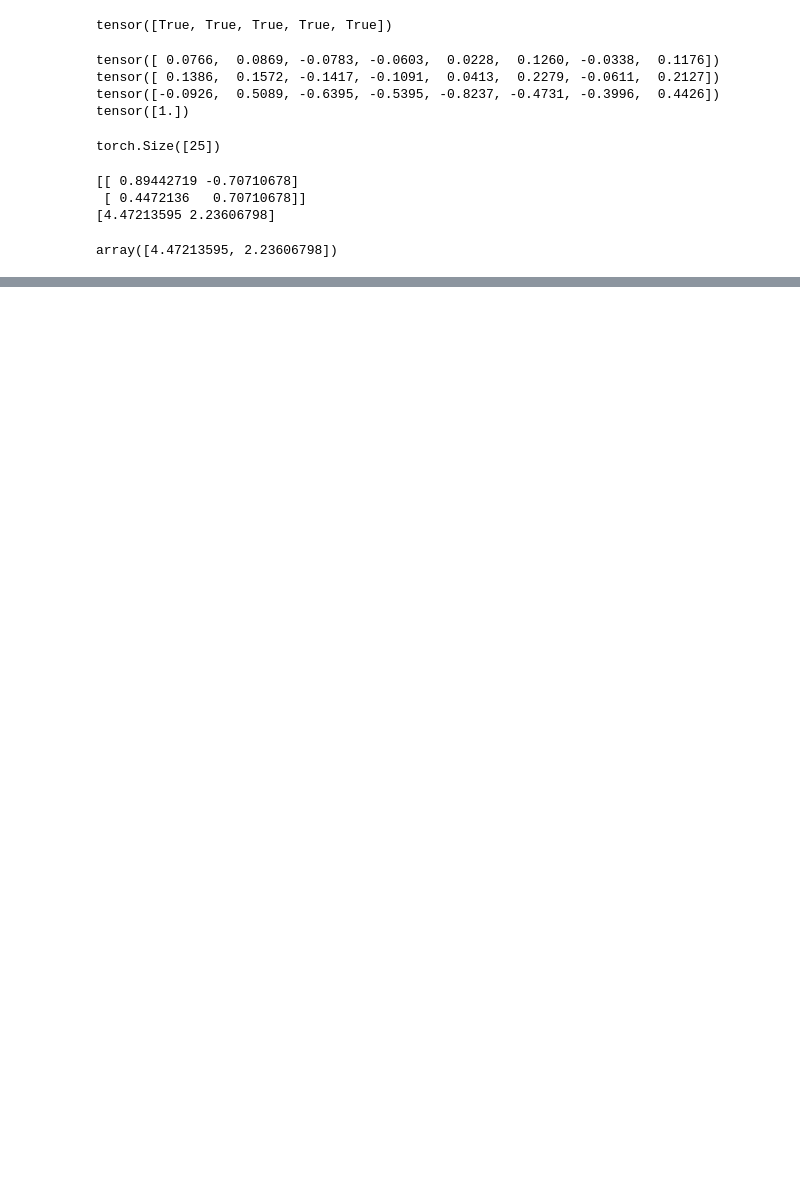
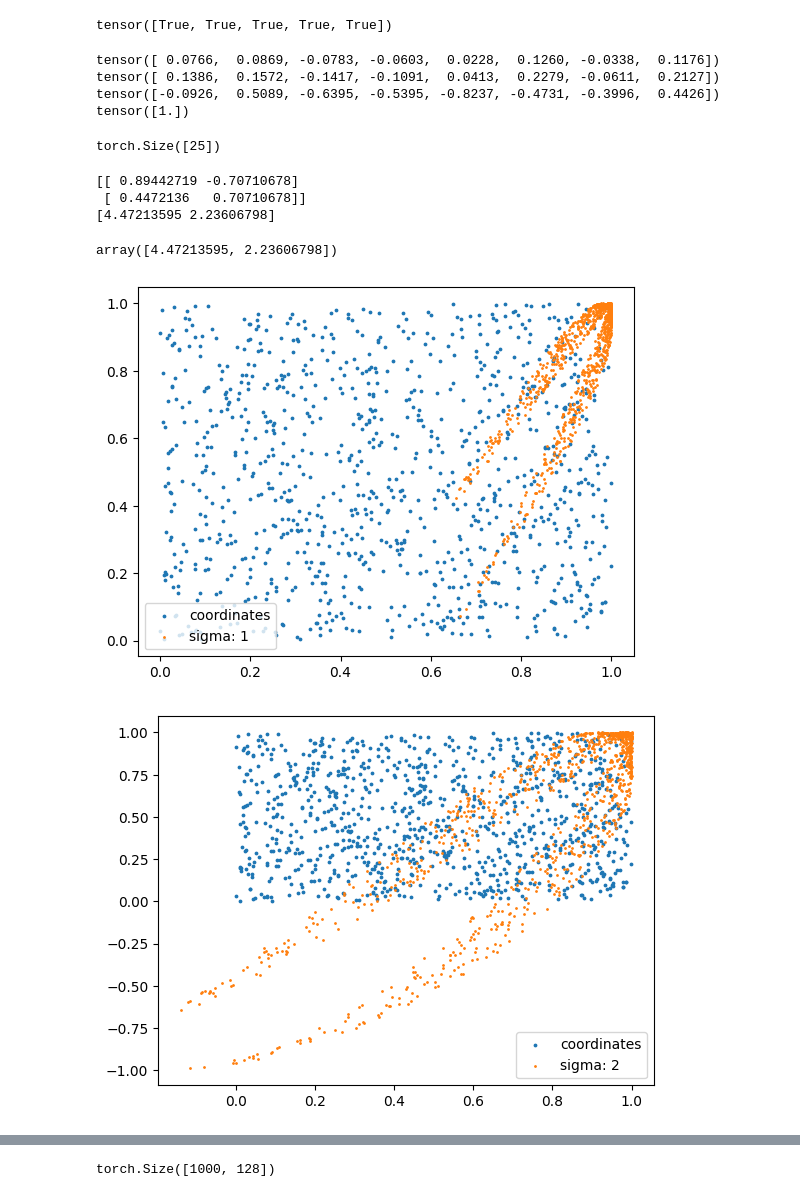
Before and after one commit to geovlach10/Spheroid_PINN, a Jupyter notebook: notebooks/playground.ipynb, the cells around one changed output, grey strips where cells are left out. Saved outputs shown, nothing was run; the diff lists cells and outputs as text; code cells hidden in the pictures; blank space fills up the shorter version.

```diff
--- a/notebooks/playground.ipynb
+++ b/notebooks/playground.ipynb
@@ -68,3 +68,33 @@ lambda1 * v1
  [ 0.4472136   0.70710678]]
 [4.47213595 2.23606798]
 array([4.47213595, 2.23606798])
+# %%
+# furier feature embeding...
+
+import torch
+import matplotlib.pyplot as plt
+
+def scatter_row_wise(t, name=None, s=3):
+    plt.scatter(t[0, :], t[1, :], label=name, s=s)
+    plt.legend()
+
+def scatter_col_wise(t, name=None, s=3):
+    plt.scatter(t[:, 0], t[:, 1], label=name, s=s)
+    plt.legend()
+
+def ffe(x: torch.Tensor, B):
+        x_proj = x @ B
+        return torch.cat([torch.cos(x_proj), torch.sin(x_proj)], dim=1)
+
+dummy_x = torch.rand([1000, 2])
+g = torch.Generator().manual_seed(4)
+
+for sigma in range(1, 11):
+    scatter_col_wise(dummy_x, name='coordinates')
+    B = torch.randn(size=[2, 128], generator=g) * sigma
+    fourier_t = ffe(dummy_x, B)
+    scatter_col_wise(fourier_t, name=f'sigma: {sigma}', s=1)
+    plt.show()
+# %% [output]
+[figure, added]
+[figure, added]
@@ -70,0 +109,4 @@ array([4.47213595, 2.23606798])
+# %%
+torch.cos(new).shape
+# %% [output]
+torch.Size([1000, 128])
```
Also changed, not shown: parts of 1 cell of this notebook, 4 other files.
